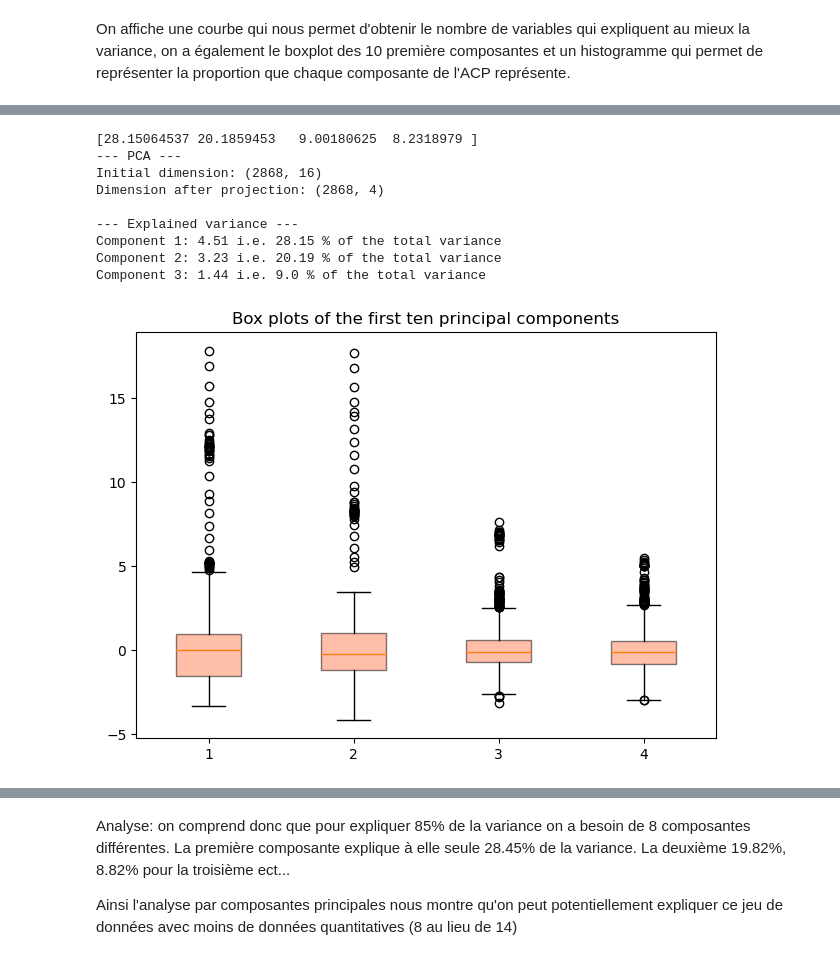
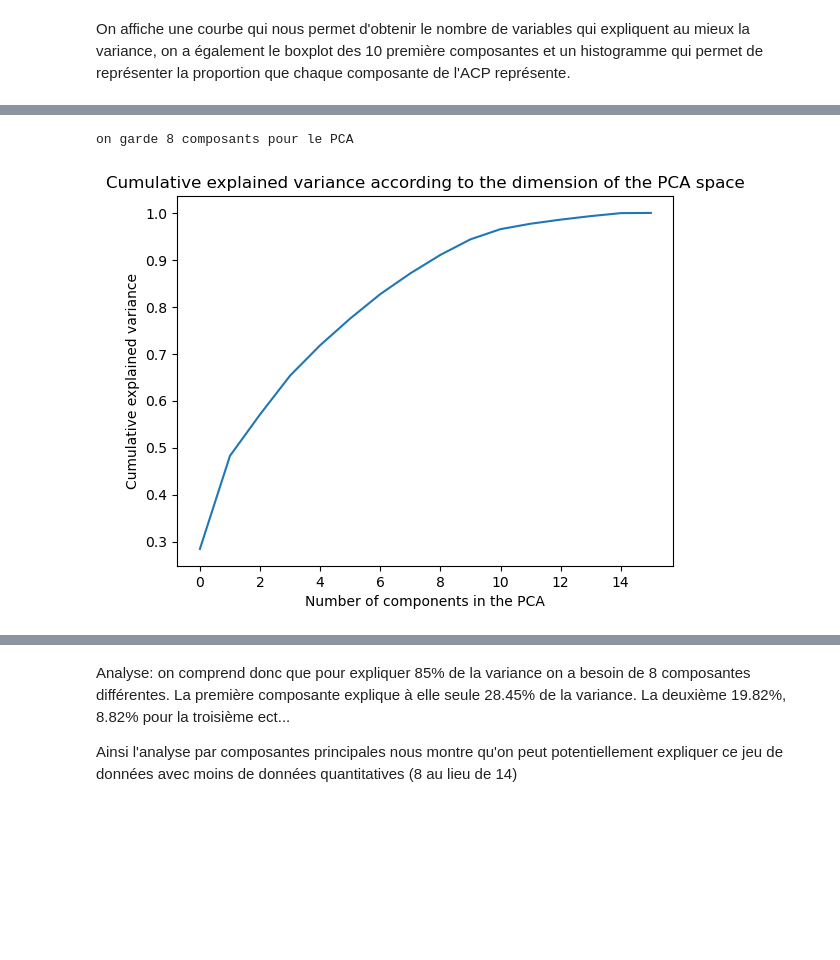
Before and after one commit to julien-richaume/projet_machine_learning, a Jupyter notebook: Projet-ML-Python.ipynb, the cells around one changed output, grey strips where cells are left out. Cells and saved outputs as stored; diff of their text form; code cells hidden in the pictures; blank space fills up the shorter version.

```diff
--- a/Projet-ML-Python.ipynb
+++ b/Projet-ML-Python.ipynb
@@ -477,34 +453,22 @@ plt.show()
-# %%
-pca = PCA(n_components=4)
-data_pca = pca.fit_transform(data_standardise) #même chose que fit puis transform dans notre cas à nous
-
-print(100*pca.explained_variance_ratio_)
-
-
-print('--- PCA ---')
-print('Initial dimension:', data_standardise.shape)
-print('Dimension after projection:', data_pca.shape)
-
-print('')
-
-print('--- Explained variance ---')
-print('Component 1:', round(pca.explained_variance_[0],2), 'i.e.', round(100*pca.explained_variance_ratio_[0],2), '% of the total variance')
-print('Component 2:', round(pca.explained_variance_[1],2), 'i.e.', round(100*pca.explained_variance_ratio_[1],2), '% of the total variance')
-print('Component 3:', round(pca.explained_variance_[2],2), 'i.e.', round(100*pca.explained_variance_ratio_[2],2), '% of the total variance')
-
-box = plt.boxplot(data_pca[:,:10], patch_artist=True)
-plt.setp(box["boxes"], facecolor="coral", alpha=.5)
-plt.title("Box plots of the first ten principal components")
-plt.tight_layout()
-plt.show()
-# %% [output]
-[28.15064537 20.1859453   9.00180625  8.2318979 ]
---- PCA ---
-Initial dimension: (2868, 16)
-Dimension after projection: (2868, 4)
-
---- Explained variance ---
-Component 1: 4.51 i.e. 28.15 % of the total variance
-Component 2: 3.23 i.e. 20.19 % of the total variance
-Component 3: 1.44 i.e. 9.0 % of the total variance
-[figure, removed]
+# %%
+pca = PCA()
+data_pca = pca.fit_transform(data_standardise)
+
+
+plt.plot(np.cumsum(pca.explained_variance_ratio_))
+
+plt.title('Cumulative explained variance according to the dimension of the PCA space')
+plt.xlabel('Number of components in the PCA')
+plt.ylabel('Cumulative explained variance');
+
+
+#permet de connaître le nombre de variables à garder pour expliquer 90% de la variance
+
+#pca = PCA(0.90).fit(loading)
+
+pca = PCA(0.85).fit(data_standardise) #pour savoir directement le nombre de composants nécessaire pour représenter une explication de 85% de la variance
+pca.n_components_ #on affiche le nb de composants qu'on garde pour la PCA
+print(f"on garde {pca.n_components_} composants pour le PCA")
+# %% [output]
+on garde 8 composants pour le PCA
+[figure, added]
```
Also changed, not shown: parts of 32 cells of this notebook.
